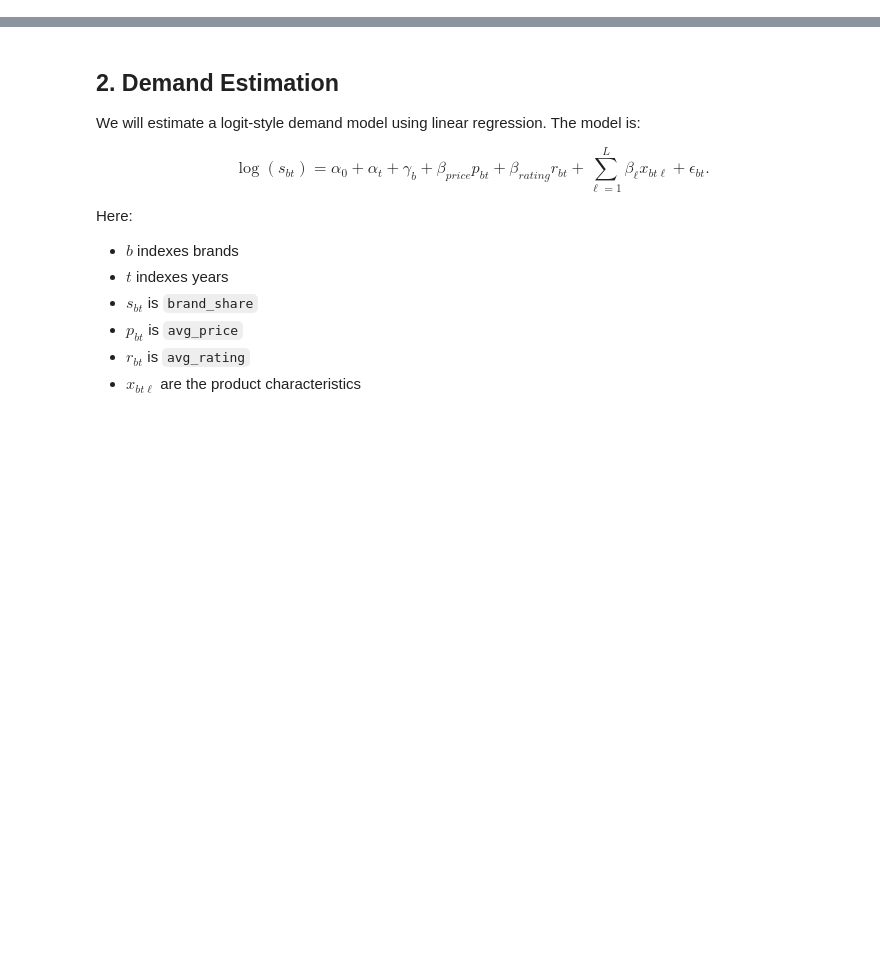
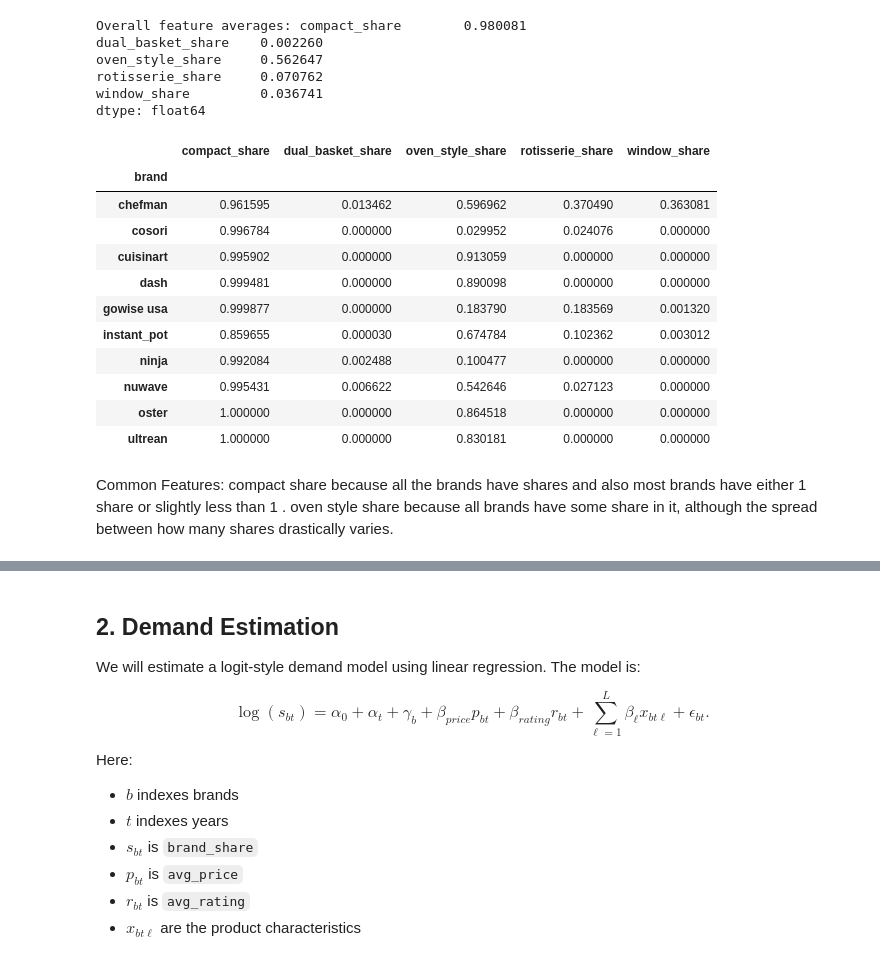
Before and after one commit to EfremE24/Demand-Estimation, a Jupyter notebook: Data_Scientist_Notebook.ipynb, the cells around one changed output, grey strips where cells are left out. Drawn from its saved outputs; the diff is of its cells as text; code cells hidden in the pictures; blank space fills up the shorter version.

```diff
--- a/Data_Scientist_Notebook.ipynb
+++ b/Data_Scientist_Notebook.ipynb
@@ -0,0 +140,30 @@
+# %%
+features = ['compact_share', 'dual_basket_share', 'oven_style_share', 'rotisserie_share', 'window_share']
+features = df[features].mean()
+print(f"Overall feature averages: {features}")
+# %% [output]
+Overall feature averages: compact_share        0.980081
+dual_basket_share    0.002260
+oven_style_share     0.562647
+rotisserie_share     0.070762
+window_share         0.036741
+dtype: float64
+# %%
+features = ['compact_share', 'dual_basket_share', 'oven_style_share', 'rotisserie_share', 'window_share']
+by_brand = df.groupby('brand')[features].mean()
+by_brand
+# %% [output]
+|  | compact_share | dual_basket_share | oven_style_share | rotisserie_share | window_share |
+| brand |  |  |  |  |  |
+| chefman | 0.961595 | 0.013462 | 0.596962 | 0.370490 | 0.363081 |
+| cosori | 0.996784 | 0.000000 | 0.029952 | 0.024076 | 0.000000 |
+| cuisinart | 0.995902 | 0.000000 | 0.913059 | 0.000000 | 0.000000 |
+| dash | 0.999481 | 0.000000 | 0.890098 | 0.000000 | 0.000000 |
+| gowise usa | 0.999877 | 0.000000 | 0.183790 | 0.183569 | 0.001320 |
+| instant_pot | 0.859655 | 0.000030 | 0.674784 | 0.102362 | 0.003012 |
+| ninja | 0.992084 | 0.002488 | 0.100477 | 0.000000 | 0.000000 |
+| nuwave | 0.995431 | 0.006622 | 0.542646 | 0.027123 | 0.000000 |
+| oster | 1.000000 | 0.000000 | 0.864518 | 0.000000 | 0.000000 |
+| ultrean | 1.000000 | 0.000000 | 0.830181 | 0.000000 | 0.000000 |
+# %% [markdown]
+Common Features: compact share because all the brands have shares and also most brands have either 1 share or slightly less than 1 . oven style share because all brands have some share in it, although the spread between how many shares drastically varies.
```
Also changed, not shown: parts of 19 cells of this notebook.
